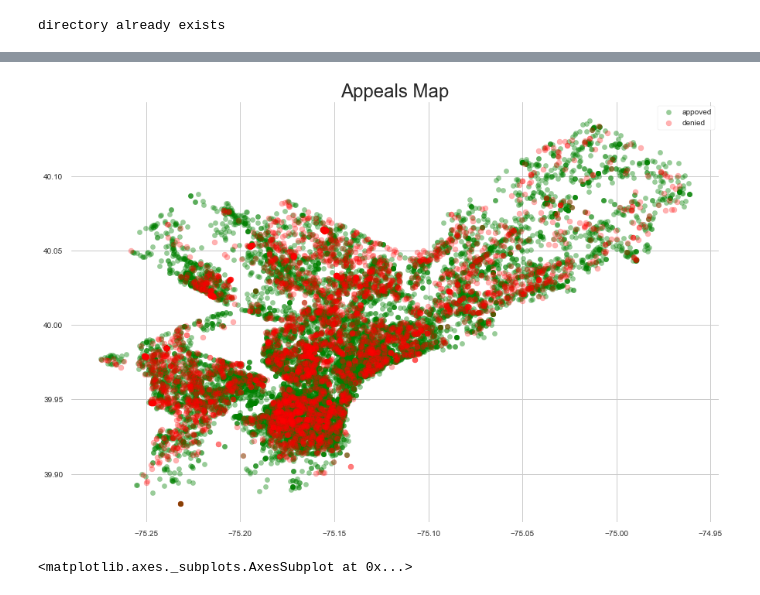
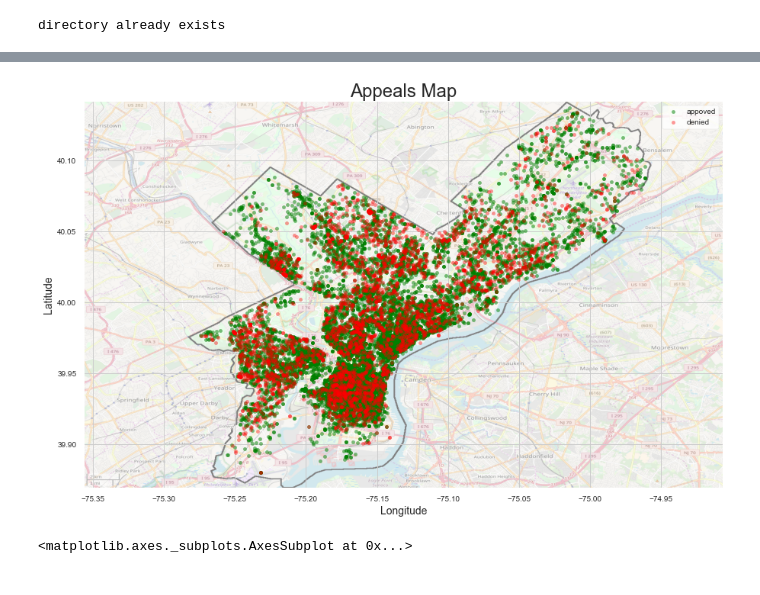
Before and after one commit to adreyzin/Philly_L_and_I_Appeals, a Jupyter notebook: City of Philadelphia Licenses and Inspections Appeals.ipynb, the cells around one changed output, grey strips where cells are left out. Drawn from its saved outputs; the diff is of its cells as text; code cells hidden in the pictures.

```diff
--- a/City of Philadelphia Licenses and Inspections Appeals.ipynb
+++ b/City of Philadelphia Licenses and Inspections Appeals.ipynb
@@ -702,24 +701,33 @@ array(['other', 'approved', 'denied'], dtype=object)
 # %%
+import numpy as np
+import matplotlib.image as mpimg
+philadelphia_img=mpimg.imread('images/Street_map_of_Philadelphia_and_surrounding_area.png')
+
 plt.axes
-plt.figure(figsize=(15,10))
+plt.figure(figsize=(15,15))
 plt.title('Appeals Map', size=24)
 plt.rc('font', size=24)
 
+plt.imshow(philadelphia_img, extent=[-75.356, -74.9066, 39.8694, 40.1414], alpha=0.5)
+
 dfscat = df[df['newDecision'] == 'approved']
-plt.scatter(dfscat['lng'], dfscat['lat'], marker = 'o', label = 'appoved', s=40, alpha=0.4, c='green')
+plt.scatter(dfscat['lng'], dfscat['lat'], marker = 'o', label = 'appoved', s=20, alpha=0.5, c='green')
 
 dfscat = df[df['newDecision'] == 'denied']
-plt.scatter(dfscat['lng'], dfscat['lat'], marker = 'o', label = 'denied', s=50, alpha=0.3, c='red')
+plt.scatter(dfscat['lng'], dfscat['lat'], marker = 'o', label = 'denied', s=20, alpha=0.4, c='red')
 
 
 plt.grid('on')
 plt.legend()
 plt.rc('font', size=18)
 
+plt.ylabel("Latitude", fontsize=14)
+plt.xlabel("Longitude", fontsize=14)
+
 plt.savefig('images/appeal_map.png',bbox_inches='tight')
 plt.show()
 # %% [output]
-[figure, old version]
+[figure, new version]
 # %%
 #Distance from CC
 df['fromCC'].hist()
```
Also changed, not shown: parts of 45 cells of this notebook, 2 other files.
